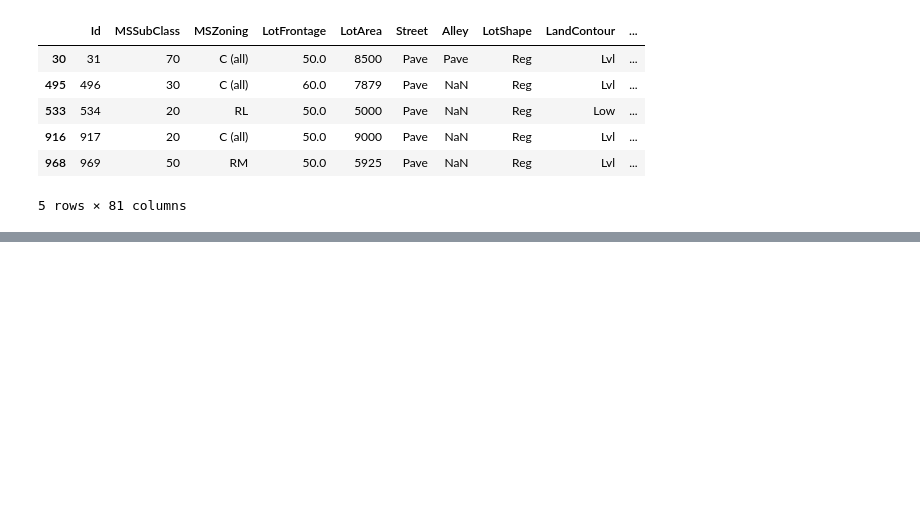
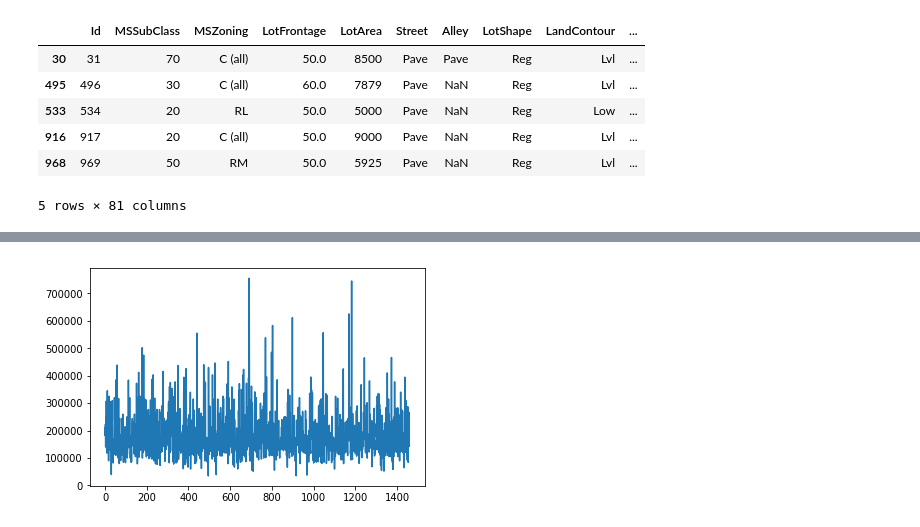
Before and after one commit to santhosh432/pandas_tutorial, a Jupyter notebook: pandas_basics_1.ipynb, the cells around one changed output, grey strips where cells are left out. Cells and saved outputs as stored; diff of their text form; code cells hidden in the pictures; blank space fills up the shorter version.

```diff
--- a/pandas_basics_1.ipynb
+++ b/pandas_basics_1.ipynb
@@ -230,0 +260,5 @@ df2.size
+# %%
+plt.plot(df['SalePrice'])
+plt.show()
+# %% [output]
+[figure, added]
```
Also changed, not shown: parts of 26 cells of this notebook, 2 other files.
